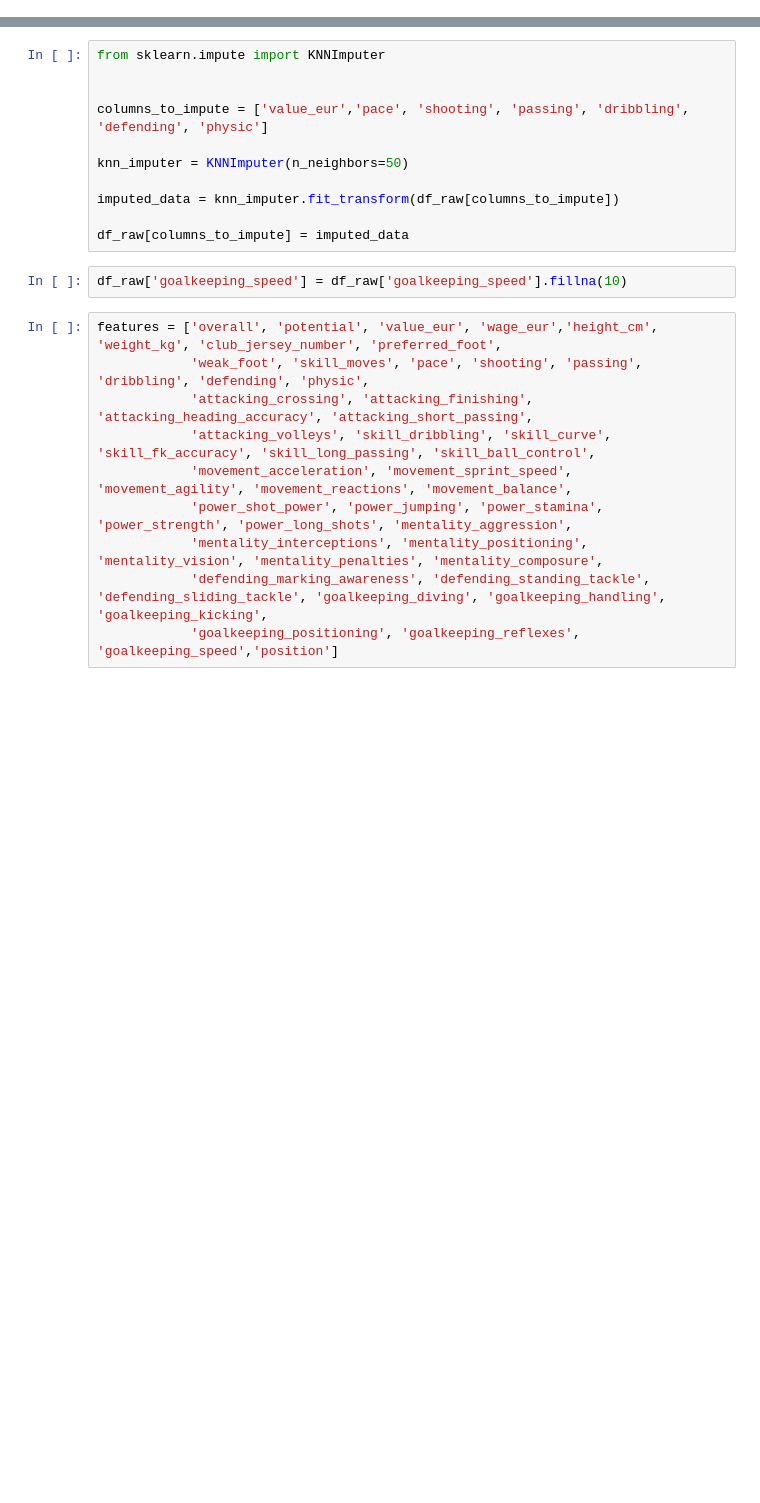
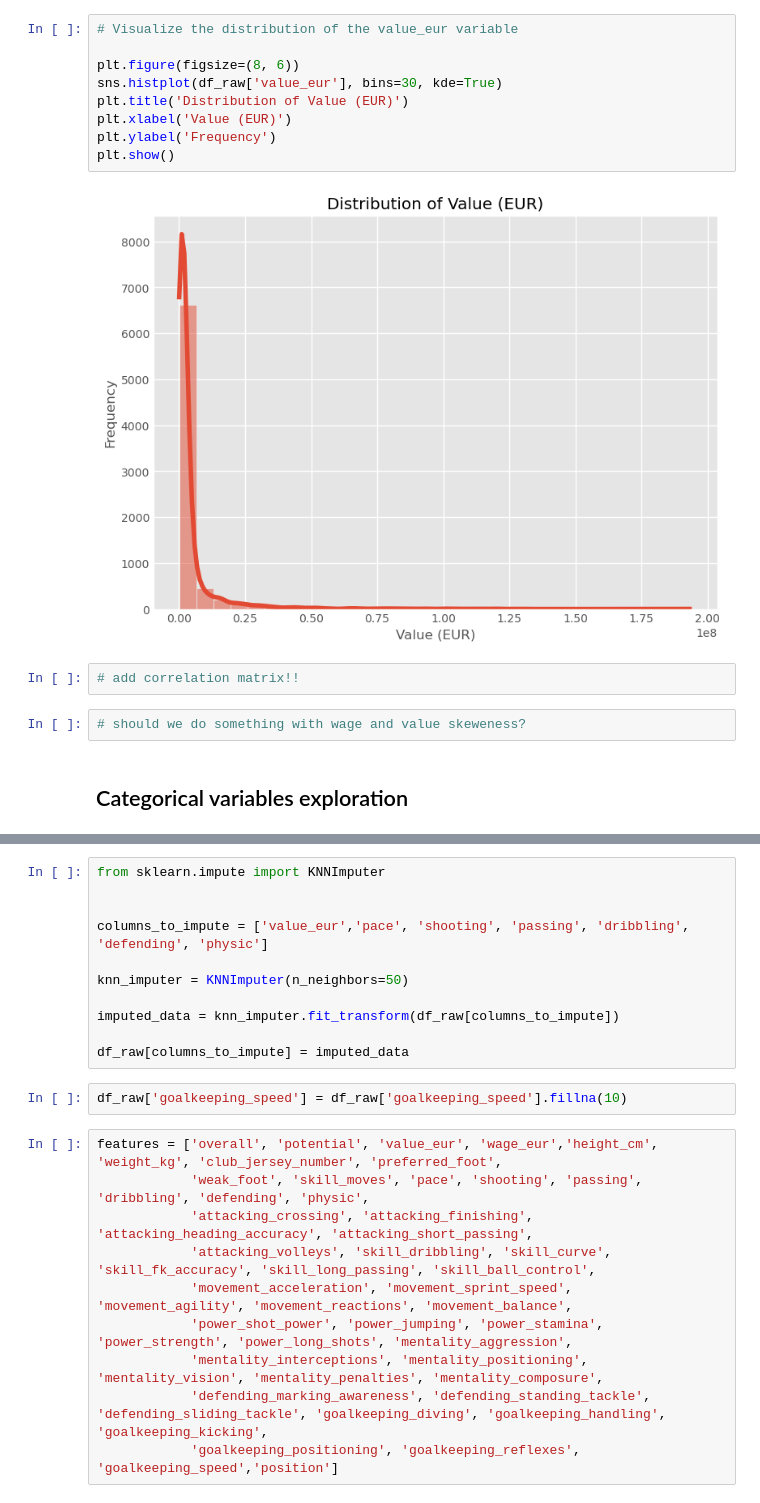
Before and after one commit to mhandt9/football-pos-prediction, a Jupyter notebook: balling.ipynb, the cells around one changed output, grey strips where cells are left out. Saved outputs shown, nothing was run; the diff lists cells and outputs as text; blank space fills up the shorter version.

```diff
--- a/balling.ipynb
+++ b/balling.ipynb
@@ -23,0 +194,17 @@ df_raw = pd.concat([train_raw, test_raw], ignore_index=True)
+# %%
+# Visualize the distribution of the value_eur variable
+
+plt.figure(figsize=(8, 6))
+sns.histplot(df_raw['value_eur'], bins=30, kde=True)
+plt.title('Distribution of Value (EUR)')
+plt.xlabel('Value (EUR)')
+plt.ylabel('Frequency')
+plt.show()
+# %% [output]
+[figure, added]
+# %%
+# add correlation matrix!!
+# %%
+# should we do something with wage and value skeweness?
+# %% [markdown]
+## Categorical variables exploration
```
Also changed, not shown: parts of 40 cells of this notebook.
